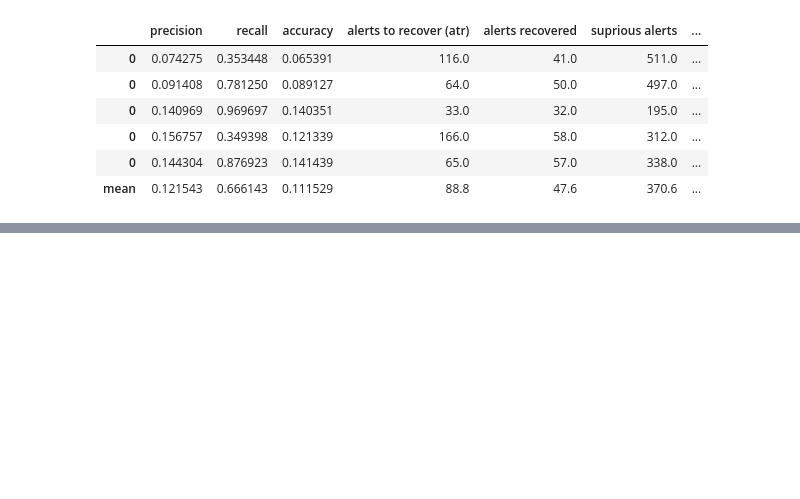
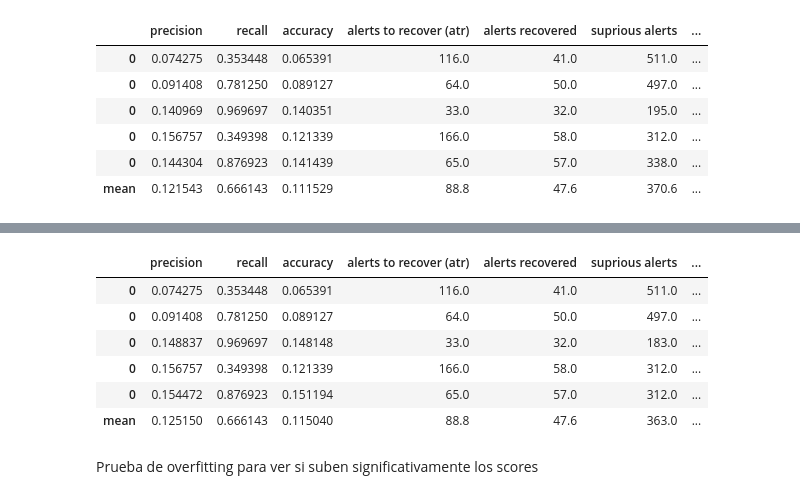
Before and after one commit to thepalbi/tsm-pipeline, a Jupyter notebook: code/notebooks/baseline-nosql.ipynb, the cells around one changed output, grey strips where cells are left out. Cells and saved outputs as stored; diff of their text form; code cells hidden in the pictures; blank space fills up the shorter version.

```diff
--- a/code/notebooks/baseline-nosql.ipynb
+++ b/code/notebooks/baseline-nosql.ipynb
@@ -670,0 +855,18 @@ with open("nosql_200_results.csv", "w") as f:
+# %%
+for i, (train_index, test_index) in enumerate(splits):
+    print("Fold %d" % (i))
+    res_dir = "%s%d" % (base_results_dir, i)
+    train_split = np.take(nosql_200_sample, train_index)
+    test_split = np.take(nosql_200_sample, test_index)
+
+    scores = train_and_evaluate(
+        config=config,
+        results_dir=res_dir,
+        query_type="nosql",
+        train=train_split.tolist(),
+        test=test_split.tolist(),
+        docker_client=docker_client,
+        skip=["train"]
+    )
+    print(scores)
+print("done")
@@ -670,0 +996,21 @@ with open("nosql_200_results.csv", "w") as f:
+# %%
+from scripts.calculate_scores import calculate_scores_df
+collected_results = []
+for i in range(5):
+    df = calculate_scores_df("%s%d" % (base_results_dir, i), cleanup_base_dir="tmp")
+    collected_results.append(df)
+# %%
+import pandas as pd
+
+concated_results = pd.concat(collected_results)
+concated_results = pd.concat([concated_results, concated_results.apply(['mean'])])
+concated_results['name'] = [f'fold {i}' for i in range(5)] + ['mean']
+concated_results
+# %% [output]
+|  | precision | recall | accuracy | alerts to recover (atr) | alerts recovered | suprious alerts | ... |
+| 0 | 0.074275 | 0.353448 | 0.065391 | 116.0 | 41.0 | 511.0 | ... |
+| 0 | 0.091408 | 0.781250 | 0.089127 | 64.0 | 50.0 | 497.0 | ... |
+| 0 | 0.148837 | 0.969697 | 0.148148 | 33.0 | 32.0 | 183.0 | ... |
+| 0 | 0.156757 | 0.349398 | 0.121339 | 166.0 | 58.0 | 312.0 | ... |
+| 0 | 0.154472 | 0.876923 | 0.151194 | 65.0 | 57.0 | 312.0 | ... |
+| mean | 0.125150 | 0.666143 | 0.115040 | 88.8 | 47.6 | 363.0 | ... |
@@ -670,0 +1020,2 @@ with open("nosql_200_results.csv", "w") as f:
+# %% [markdown]
+Prueba de overfitting para ver si suben significativamente los scores
```
Also changed, not shown: parts of 18 cells of this notebook, 3 other files.
